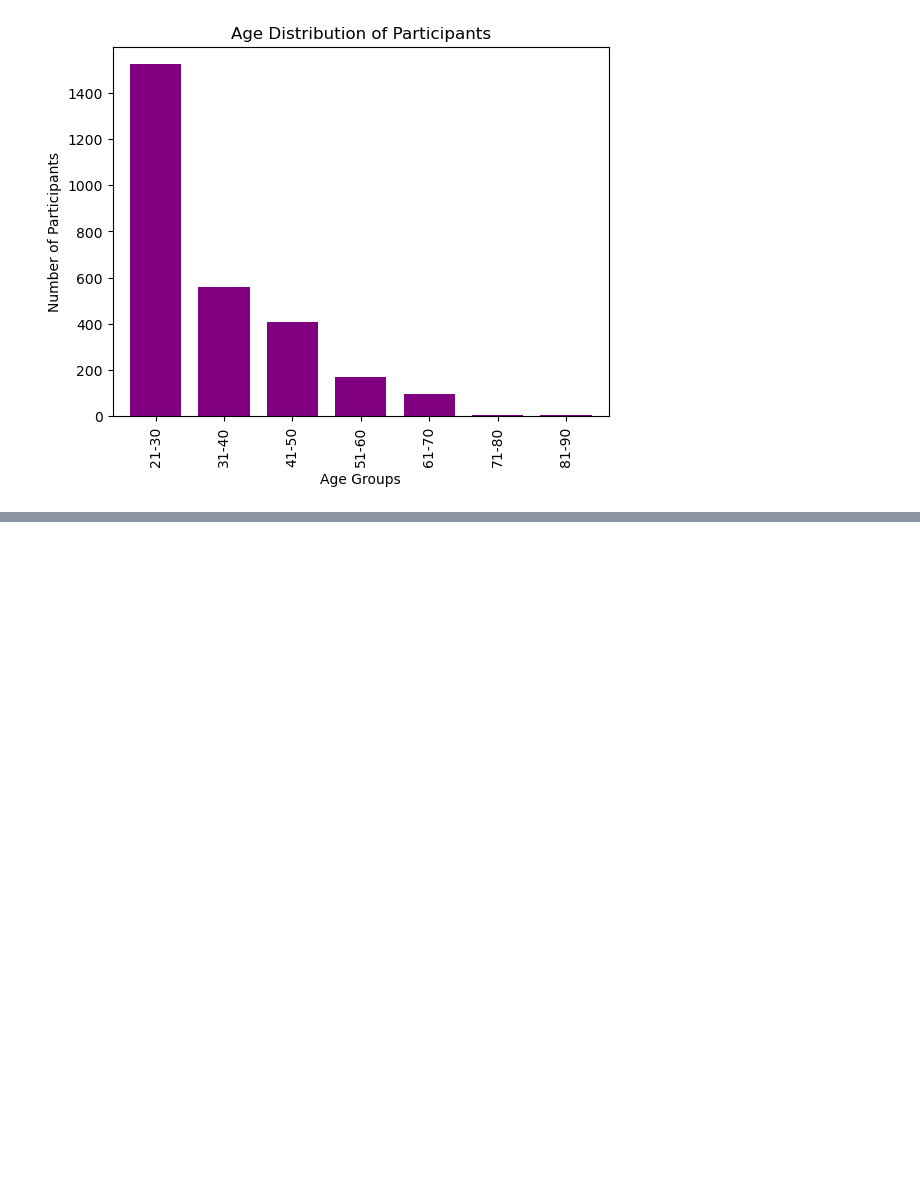
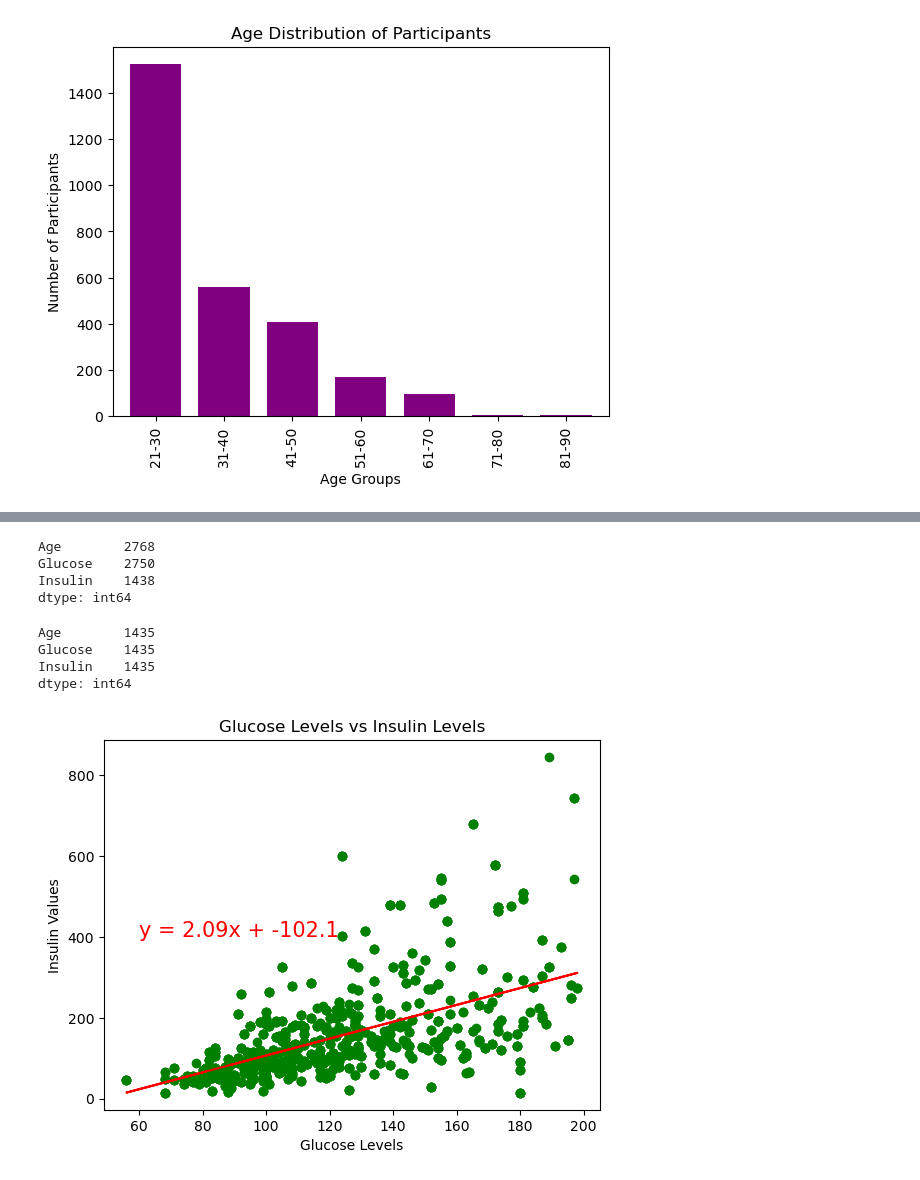
Before and after one commit to jmsavage2008/project-one, a Jupyter notebook: Project 1 Data Cleaning.ipynb, the cells around one changed output, grey strips where cells are left out. Saved outputs shown, nothing was run; the diff lists cells and outputs as text; code cells hidden in the pictures; blank space fills up the shorter version.

```diff
--- a/Project 1 Data Cleaning.ipynb
+++ b/Project 1 Data Cleaning.ipynb
@@ -212,0 +220,5 @@ plt.show()
+# %%
+relevant_columns = ['Glucose', 'BloodPressure', 'SkinThickness', 'Insulin', 'BMI']
+data_set_final_df[relevant_columns] = data_set_final_df[relevant_columns].replace(0, np.nan)
+
+data_set_final_df.head()
@@ -212,0 +235,5 @@ plt.show()
+# %%
+#Make new data fram with only necessary information
+
+glu_ins_df = data_set_final_df[["Age", "Glucose", "Insulin"]]
+glu_ins_df.head()
@@ -212,0 +248,35 @@ plt.show()
+# %%
+#Find null values of columns
+glu_ins_df.count()
+# %% [output]
+Age        2768
+Glucose    2750
+Insulin    1438
+dtype: int64
+# %%
+#Drop Rows
+glu_ins_new_df = glu_ins_df.dropna(how="any")
+# %%
+#Verify dropped rows
+glu_ins_new_df.count()
+# %% [output]
+Age        1435
+Glucose    1435
+Insulin    1435
+dtype: int64
+# %%
+#Create scatter plot comparing Glucose levels and Insulin levels
+x_values = glu_ins_new_df["Glucose"]
+y_values = glu_ins_new_df["Insulin"]
+(slope, intercept, rvalue, pvalue, stderr) = linregress(x_values, y_values)
+regress_values = x_values * slope + intercept
+line_eq = "y = " + str(round(slope,2)) + "x + " + str(round(intercept,2))
+plt.scatter(x_values, y_values, c = "g")
+plt.plot(x_values,regress_values,"r-")
+plt.annotate(line_eq,(60,400),fontsize=15, color = "red")
+plt.xlabel("Glucose Levels")
+plt.ylabel("Insulin Values")
+plt.title("Glucose Levels vs Insulin Levels")
+plt.show()
+# %% [output]
+[figure, added]
```
Also changed, not shown: parts of 20 cells of this notebook.
